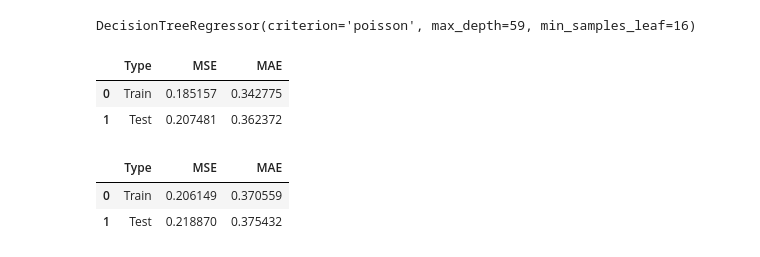
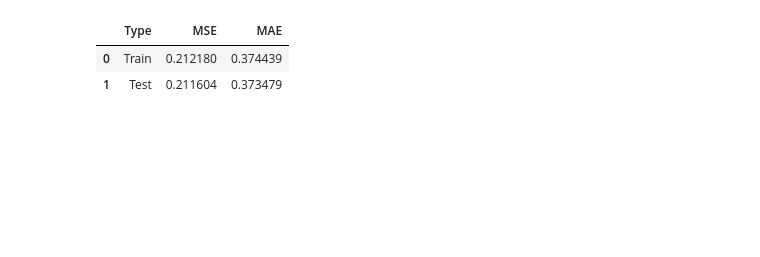
Before and after one commit to Grashch/Data-science, a Jupyter notebook: TreeRegressor.ipynb, the cells around one changed output. Drawn from its saved outputs; the diff is of its cells as text; code cells hidden in the pictures; blank space fills up the shorter version.

```diff
--- a/TreeRegressor.ipynb
+++ b/TreeRegressor.ipynb
@@ -193,0 +238,17 @@ GridSearchCV(estimator=DecisionTreeRegressor(),
+# %%
+# Проводим поиск оптимальных гиперпараметров с помощью GridSearchCV
+# Перебираем разные комбинации параметров дерева решений
+# Определяем сетку параметров для перебора в GridSearchCV
+# Будут протестированы все возможные комбинации указанных значений гиперпараметров
+grid = {
+    'criterion': ['squared_error', 'friedman_mse', 'absolute_error', 'poisson'],
+    'max_depth': [1, 2, 3],
+    'min_samples_leaf': [1, 2, 3, 4]
+}
+
+# Настраиваем гиперпараметры модели методом перебора всех комбинаций (grid search)
+# с кросс‑валидацией — чтобы найти наилучшую конфигурацию дерева
+search = GridSearchCV(tree, grid)
+
+# Запускаем обучение и поиск лучших параметров на тренировочных данных
+search.fit(X_train, y_train)
@@ -198,22 +286,17 @@ search.best_params_
-# %%
-search.best_estimator_
-# %% [output]
-DecisionTreeRegressor(criterion='poisson', max_depth=59, min_samples_leaf=16)
-# %%
-tree_search = DecisionTreeRegressor(criterion='friedman_mse', max_depth=50,
-                                    min_samples_leaf=20, splitter='random')
-tree_search.fit(X_train, y_train)
-get_score(tree_search)
-# %% [output]
-|  | Type | MSE | MAE |
-| 0 | Train | 0.185157 | 0.342775 |
-| 1 | Test | 0.207481 | 0.362372 |
-# %%
-tree_search1 = DecisionTreeRegressor(**search.best_params_)
-tree_search1.fit(X_train, y_train)
-get_score(tree_search1)
-# %% [output]
-|  | Type | MSE | MAE |
-| 0 | Train | 0.206149 | 0.370559 |
-| 1 | Test | 0.218870 | 0.375432 |
+# %%
+# Создаем еще одну модель с другими параметрами (для сравнения)
+tree_search1 = DecisionTreeRegressor(
+    criterion='squared_error',
+    max_depth=2,
+    min_samples_leaf=2,
+    splitter='random'
+)
+tree_search1.fit(X_train, y_train)
+
+# Оцениваем качество второй модели
+get_score(tree_search1)
+# %% [output]
+|  | Type | MSE | MAE |
+| 0 | Train | 0.212180 | 0.374439 |
+| 1 | Test | 0.211604 | 0.373479 |
 # %%
```
Also changed, not shown: parts of 41 cells of this notebook.
